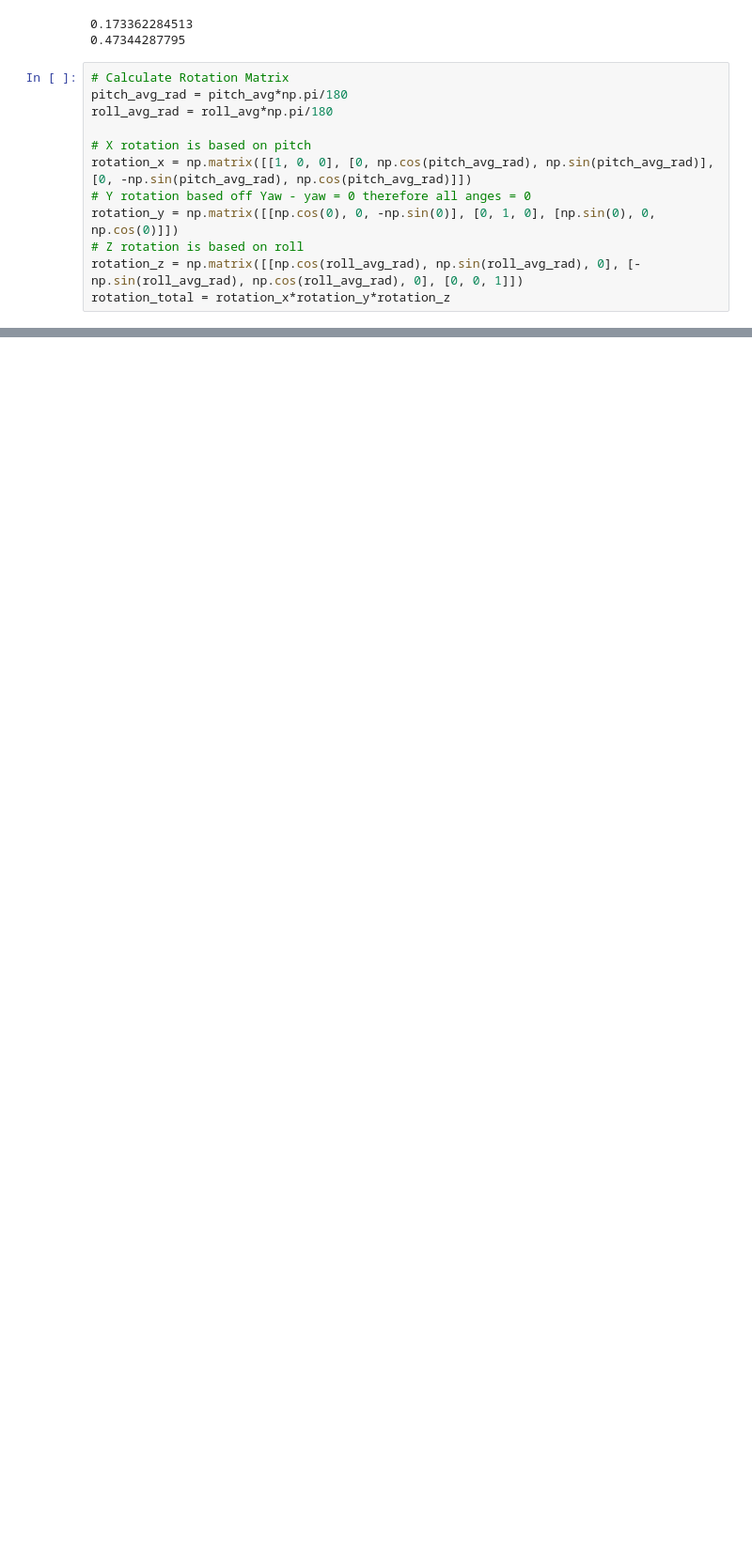
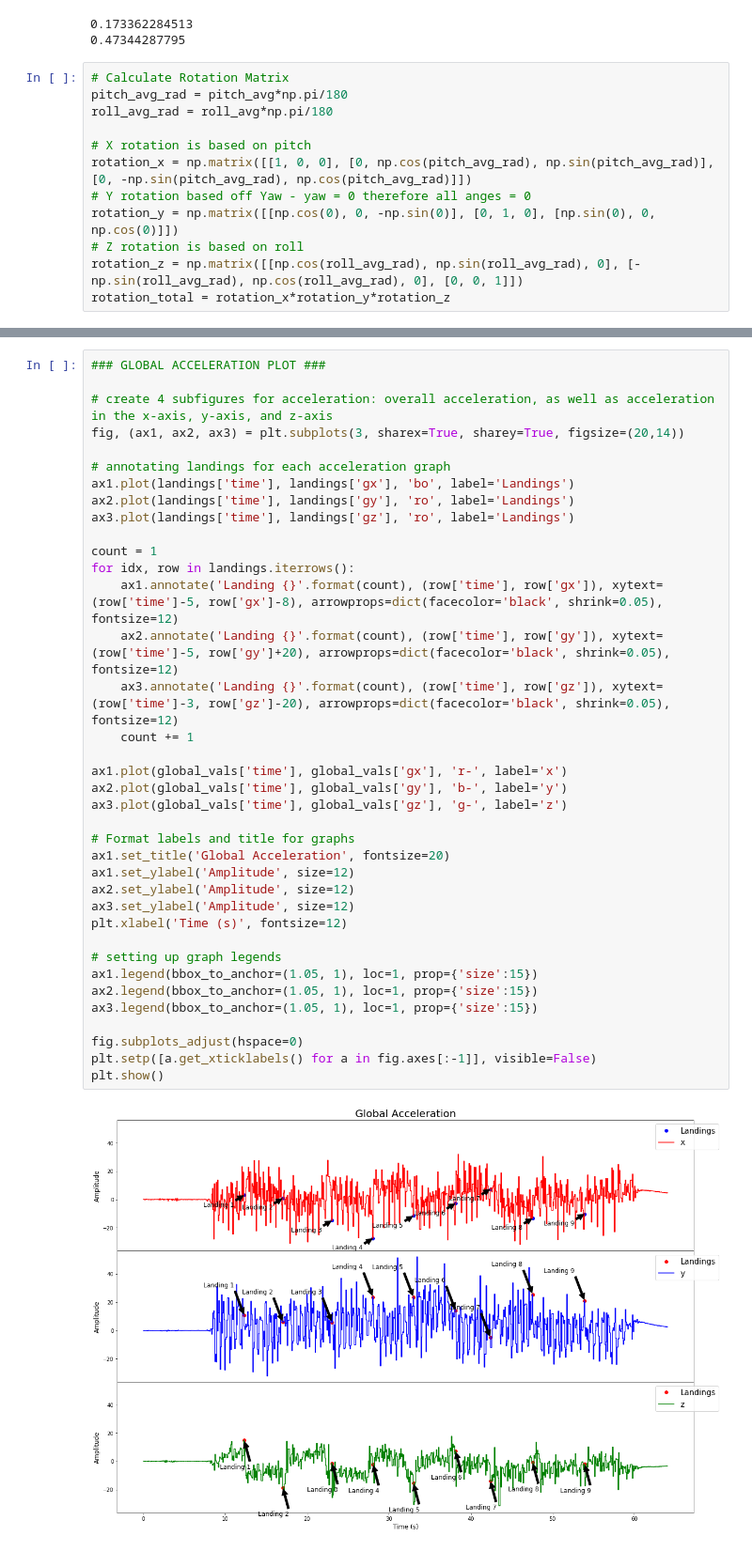
Before and after one commit to SunnyWillert18/Signals, a Jupyter notebook: deliverable_2.ipynb, the cells around one changed output, grey strips where cells are left out. Shown: that part at 94% size. Cells and saved outputs as stored; diff of their text form; blank space fills up the shorter version.

```diff
--- a/deliverable_2.ipynb
+++ b/deliverable_2.ipynb
@@ -111,0 +104,39 @@ for _dir in range(len(rotation_total)):
+# %%
+### GLOBAL ACCELERATION PLOT ###
+
+# create 4 subfigures for acceleration: overall acceleration, as well as acceleration in the x-axis, y-axis, and z-axis
+fig, (ax1, ax2, ax3) = plt.subplots(3, sharex=True, sharey=True, figsize=(20,14))
+
+# annotating landings for each acceleration graph
+ax1.plot(landings['time'], landings['gx'], 'bo', label='Landings')
+ax2.plot(landings['time'], landings['gy'], 'ro', label='Landings')
+ax3.plot(landings['time'], landings['gz'], 'ro', label='Landings')
+
+count = 1
+for idx, row in landings.iterrows():
+    ax1.annotate('Landing {}'.format(count), (row['time'], row['gx']), xytext=(row['time']-5, row['gx']-8), arrowprops=dict(facecolor='black', shrink=0.05), fontsize=12)
+    ax2.annotate('Landing {}'.format(count), (row['time'], row['gy']), xytext=(row['time']-5, row['gy']+20), arrowprops=dict(facecolor='black', shrink=0.05), fontsize=12)
+    ax3.annotate('Landing {}'.format(count), (row['time'], row['gz']), xytext=(row['time']-3, row['gz']-20), arrowprops=dict(facecolor='black', shrink=0.05), fontsize=12)
+    count += 1
+
+ax1.plot(global_vals['time'], global_vals['gx'], 'r-', label='x')
+ax2.plot(global_vals['time'], global_vals['gy'], 'b-', label='y')
+ax3.plot(global_vals['time'], global_vals['gz'], 'g-', label='z')
+
+# Format labels and title for graphs
+ax1.set_title('Global Acceleration', fontsize=20)
+ax1.set_ylabel('Amplitude', size=12)
+ax2.set_ylabel('Amplitude', size=12)
+ax3.set_ylabel('Amplitude', size=12)
+plt.xlabel('Time (s)', fontsize=12)
+
+# setting up graph legends
+ax1.legend(bbox_to_anchor=(1.05, 1), loc=1, prop={'size':15})
+ax2.legend(bbox_to_anchor=(1.05, 1), loc=1, prop={'size':15})
+ax3.legend(bbox_to_anchor=(1.05, 1), loc=1, prop={'size':15})
+
+fig.subplots_adjust(hspace=0)
+plt.setp([a.get_xticklabels() for a in fig.axes[:-1]], visible=False)
+plt.show()
+# %% [output]
+[figure, added]
```
Also changed, not shown: parts of 8 cells of this notebook.
